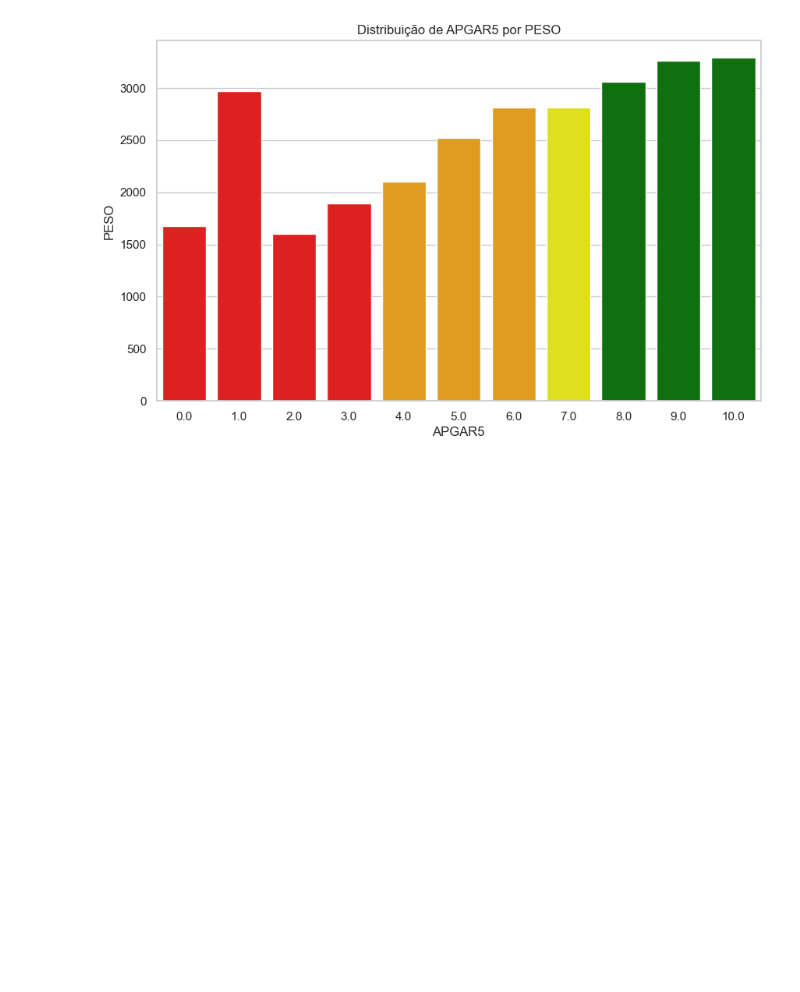
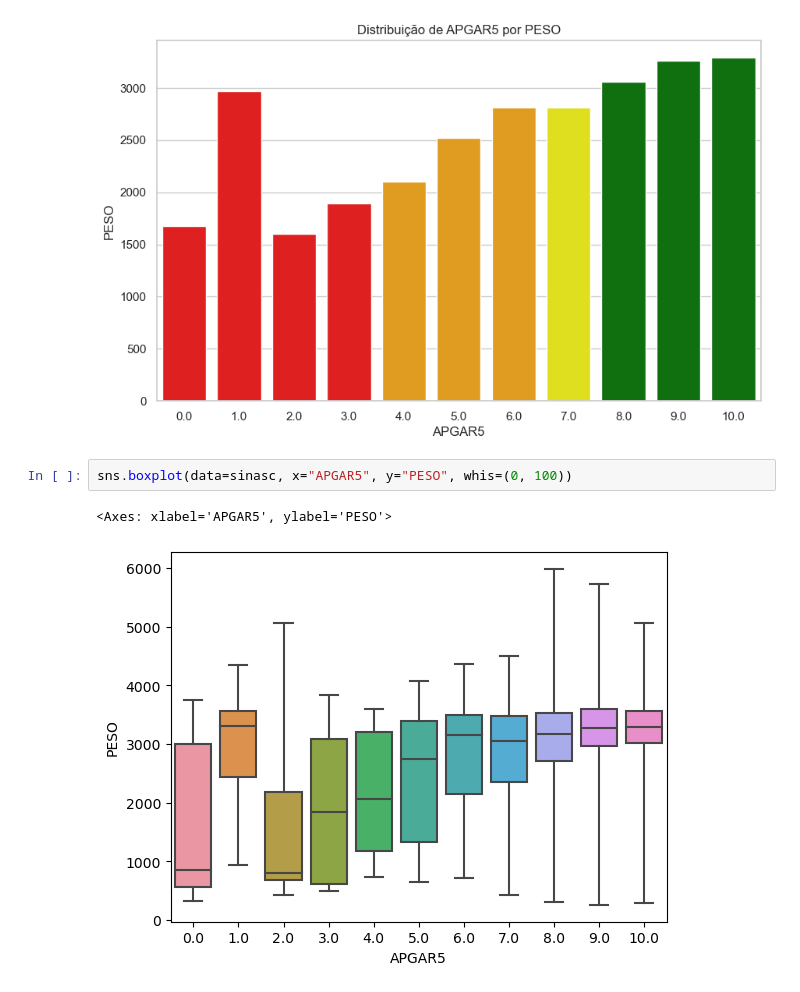
Before and after one commit to DanielScorcelli/Ciencia-de-Dados, a Jupyter notebook: mod06 Tarefa 3.ipynb, the cells around one changed output. Saved outputs shown, nothing was run; the diff lists cells and outputs as text; blank space fills up the shorter version.

```diff
--- a/mod06 Tarefa 3.ipynb
+++ b/mod06 Tarefa 3.ipynb
@@ -111,3 +111,8 @@ plt.ylabel('PESO')
 # %% [output]
 Text(0, 0.5, 'PESO')
 [figure]
+# %%
+sns.boxplot(data=sinasc, x="APGAR5", y="PESO", whis=(0, 100))
+# %% [output]
+<Axes: xlabel='APGAR5', ylabel='PESO'>
+[figure, added]
```
